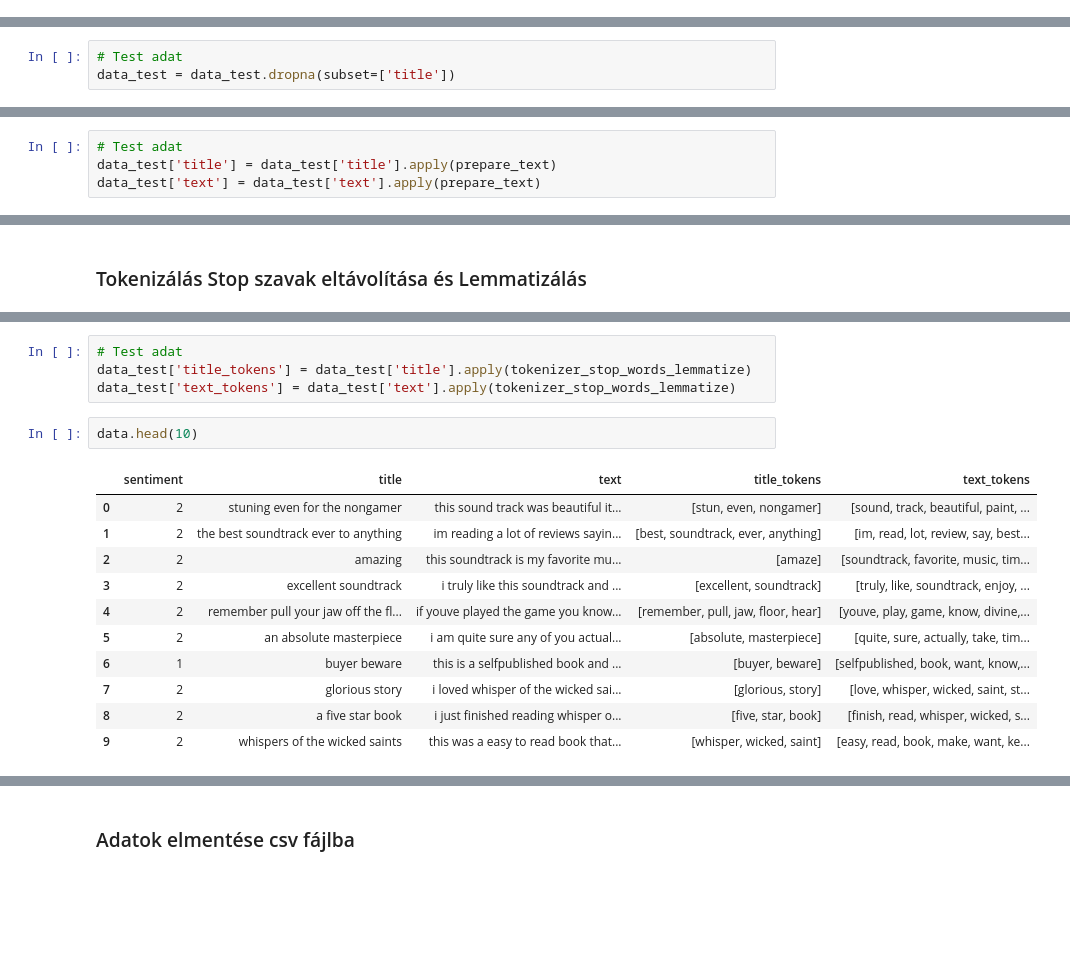
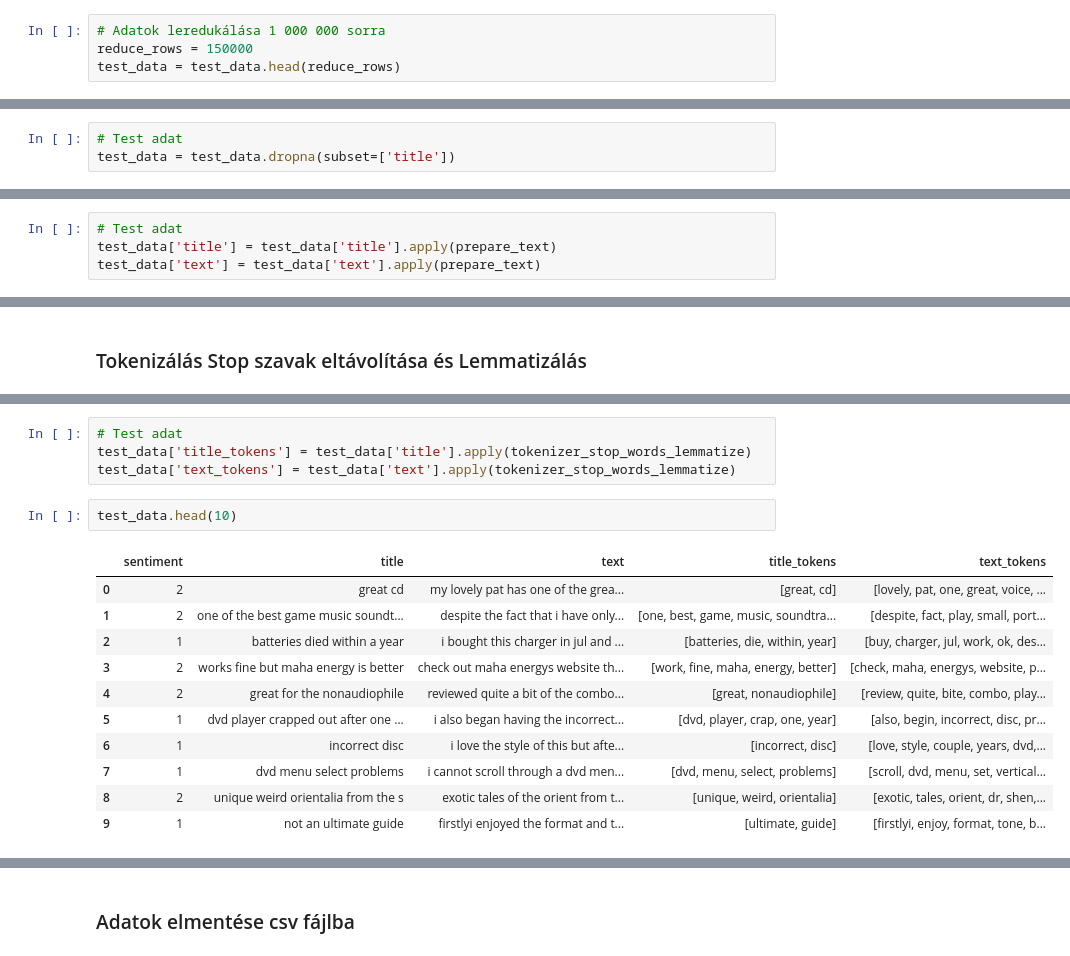
Before and after one commit to Vanii2000/szovegbanyaszat_beadando, a Jupyter notebook: data_prep.ipynb, the cells around one changed output, grey strips where cells are left out. Cells and saved outputs as stored; diff of their text form; blank space fills up the shorter version.

```diff
--- a/data_prep.ipynb
+++ b/data_prep.ipynb
@@ -100 +114,5 @@ data = pd.read_csv(file_path, names=['sentiment', 'title', 'text'])
+# %%
+# Adatok leredukálása 1 000 000 sorra
+reduce_rows = 150000
+test_data = test_data.head(reduce_rows)
 # %%
@@ -186,4 +199,4 @@ data = data.dropna(subset=['title'])
 # %%
 # Test adat
-data_test = data_test.dropna(subset=['title'])
+test_data = test_data.dropna(subset=['title'])
 # %%
@@ -212,5 +226,5 @@ data.head(10)
 # %%
 # Test adat
-data_test['title'] = data_test['title'].apply(prepare_text)
-data_test['text'] = data_test['text'].apply(prepare_text)
+test_data['title'] = test_data['title'].apply(prepare_text)
+test_data['text'] = test_data['text'].apply(prepare_text)
 # %%
@@ -235,18 +264,18 @@ data['text_tokens'] = data['text'].apply(tokenizer_stop_words_lemmatize)
 # %%
 # Test adat
-data_test['title_tokens'] = data_test['title'].apply(tokenizer_stop_words_lemmatize)
-data_test['text_tokens'] = data_test['text'].apply(tokenizer_stop_words_lemmatize)
+test_data['title_tokens'] = test_data['title'].apply(tokenizer_stop_words_lemmatize)
+test_data['text_tokens'] = test_data['text'].apply(tokenizer_stop_words_lemmatize)
 # %%
-data.head(10)
+test_data.head(10)
 # %% [output]
 |  | sentiment | title | text | title_tokens | text_tokens |
-| 0 | 2 | stuning even for the nongamer | this sound track was beautiful it... | [stun, even, nongamer] | [sound, track, beautiful, paint, ... |
-| 1 | 2 | the best soundtrack ever to anything | im reading a lot of reviews sayin... | [best, soundtrack, ever, anything] | [im, read, lot, review, say, best... |
-| 2 | 2 | amazing | this soundtrack is my favorite mu... | [amaze] | [soundtrack, favorite, music, tim... |
-| 3 | 2 | excellent soundtrack | i truly like this soundtrack and ... | [excellent, soundtrack] | [truly, like, soundtrack, enjoy, ... |
-| 4 | 2 | remember pull your jaw off the fl... | if youve played the game you know... | [remember, pull, jaw, floor, hear] | [youve, play, game, know, divine,... |
-| 5 | 2 | an absolute masterpiece | i am quite sure any of you actual... | [absolute, masterpiece] | [quite, sure, actually, take, tim... |
-| 6 | 1 | buyer beware | this is a selfpublished book and ... | [buyer, beware] | [selfpublished, book, want, know,... |
-| 7 | 2 | glorious story | i loved whisper of the wicked sai... | [glorious, story] | [love, whisper, wicked, saint, st... |
-| 8 | 2 | a five star book | i just finished reading whisper o... | [five, star, book] | [finish, read, whisper, wicked, s... |
-| 9 | 2 | whispers of the wicked saints | this was a easy to read book that... | [whisper, wicked, saint] | [easy, read, book, make, want, ke... |
+| 0 | 2 | great cd | my lovely pat has one of the grea... | [great, cd] | [lovely, pat, one, great, voice, ... |
+| 1 | 2 | one of the best game music soundt... | despite the fact that i have only... | [one, best, game, music, soundtra... | [despite, fact, play, small, port... |
+| 2 | 1 | batteries died within a year | i bought this charger in jul and ... | [batteries, die, within, year] | [buy, charger, jul, work, ok, des... |
+| 3 | 2 | works fine but maha energy is better | check out maha energys website th... | [work, fine, maha, energy, better] | [check, maha, energys, website, p... |
+| 4 | 2 | great for the nonaudiophile | reviewed quite a bit of the combo... | [great, nonaudiophile] | [review, quite, bite, combo, play... |
+| 5 | 1 | dvd player crapped out after one ... | i also began having the incorrect... | [dvd, player, crap, one, year] | [also, begin, incorrect, disc, pr... |
+| 6 | 1 | incorrect disc | i love the style of this but afte... | [incorrect, disc] | [love, style, couple, years, dvd,... |
+| 7 | 1 | dvd menu select problems | i cannot scroll through a dvd men... | [dvd, menu, select, problems] | [scroll, dvd, menu, set, vertical... |
+| 8 | 2 | unique weird orientalia from the s | exotic tales of the orient from t... | [unique, weird, orientalia] | [exotic, tales, orient, dr, shen,... |
+| 9 | 1 | not an ultimate guide | firstlyi enjoyed the format and t... | [ultimate, guide] | [firstlyi, enjoy, format, tone, b... |
```
Also changed, not shown: parts of 35 cells of this notebook, 2 other files.
